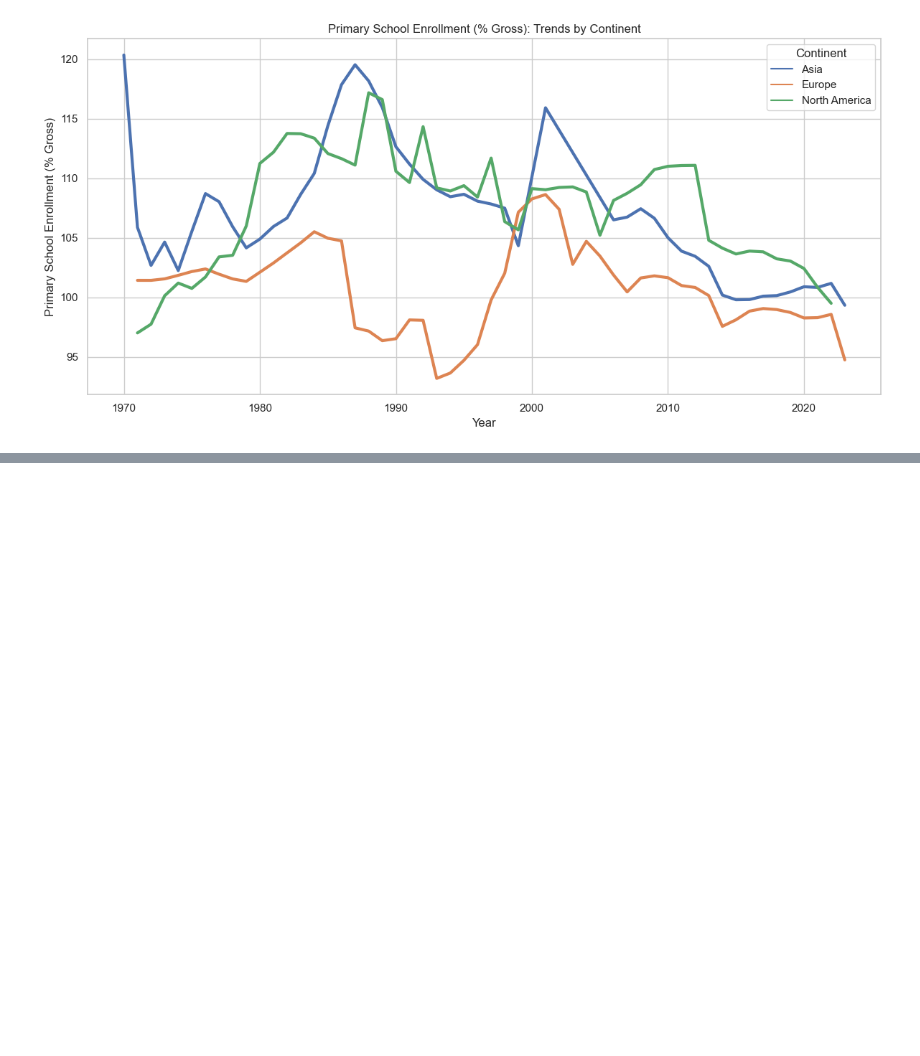
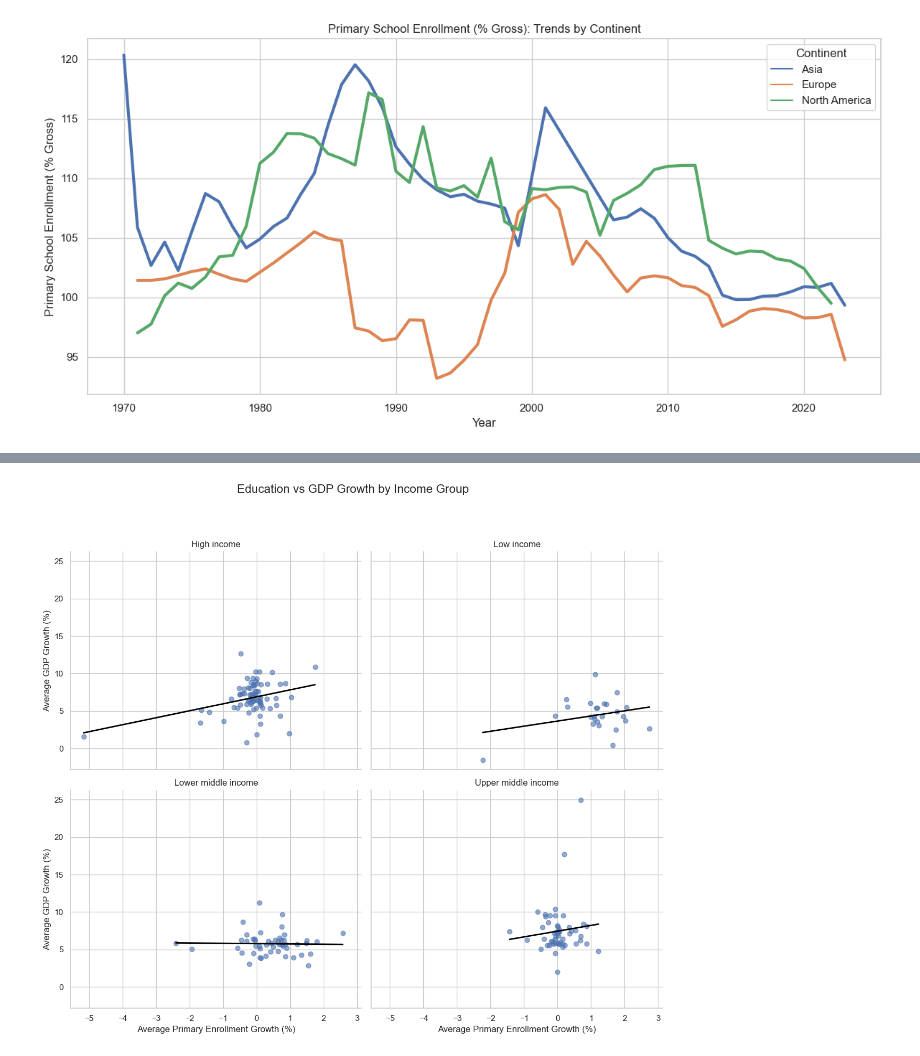
Before and after one commit to JackyAn0072/QTM350_final_project, a Jupyter notebook: scripts/data_analysis.ipynb, the cells around one changed output, grey strips where cells are left out. Cells and saved outputs as stored; diff of their text form; code cells hidden in the pictures; blank space fills up the shorter version.

```diff
--- a/scripts/data_analysis.ipynb
+++ b/scripts/data_analysis.ipynb
@@ -419,0 +656,36 @@ for indicator in titles:
+# %%
+import seaborn as sns
+import matplotlib.pyplot as plt
+
+# Set up the visual style
+sns.set(style="whitegrid")
+
+# Create a FacetGrid of scatter plots with regression lines by income group
+g = sns.FacetGrid(
+    df_enroll_growth,
+    col="IncomeGroup",
+    col_wrap=2,
+    height=5,
+    aspect=1.2,
+    sharex=True,
+    sharey=True
+)
+
+# Add scatter plots with regression lines
+g.map_dataframe(
+    sns.regplot,
+    x="avg_enroll_growth",
+    y="avg_gdp_growth",
+    scatter_kws={"alpha": 0.6, "s": 40},
+    line_kws={"color": "black", "linewidth": 2},
+    ci=None
+)
+
+# Adjust plot labels
+g.set_titles(col_template="{col_name}")
+g.set_axis_labels("Average Primary Enrollment Growth (%)", "Average GDP Growth (%)")
+g.fig.suptitle("Education vs GDP Growth by Income Group", fontsize=16, y=1.05)
+plt.tight_layout()
+plt.show()
+# %% [output]
+[figure, added]
```
Also changed, not shown: parts of 22 cells of this notebook, 9 other files.
